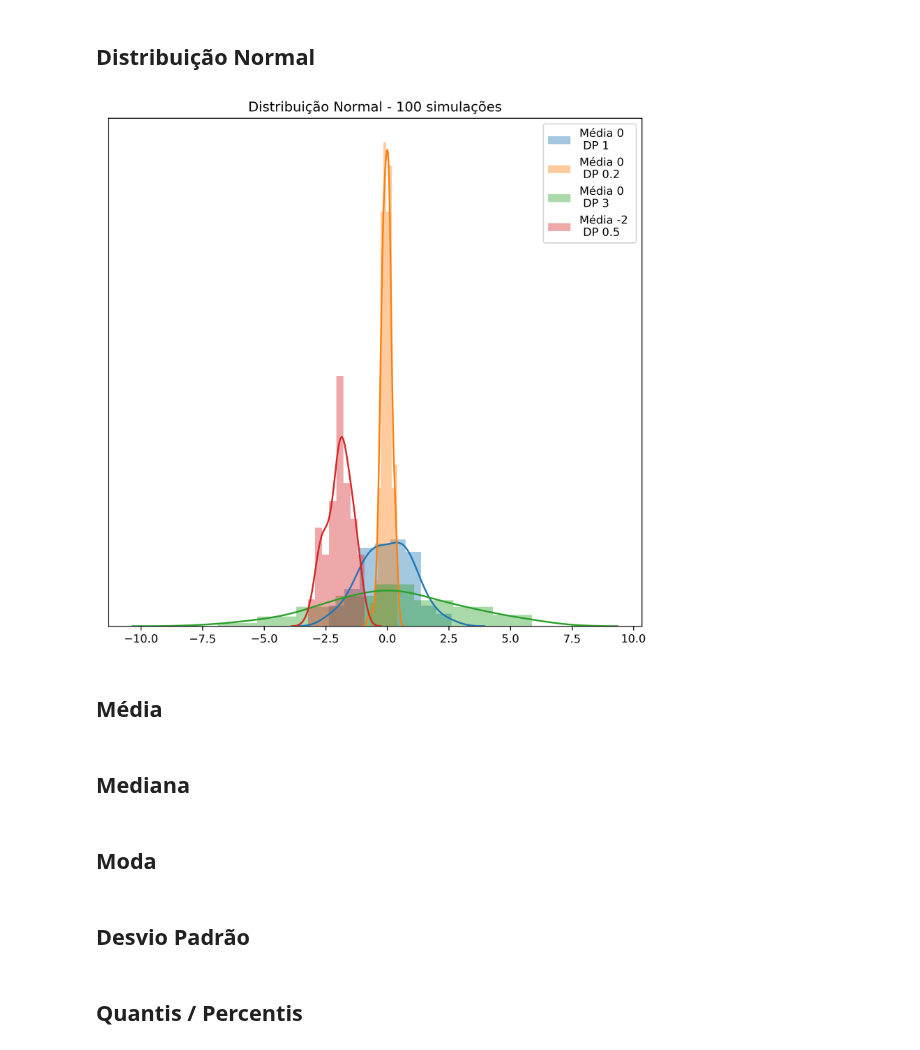
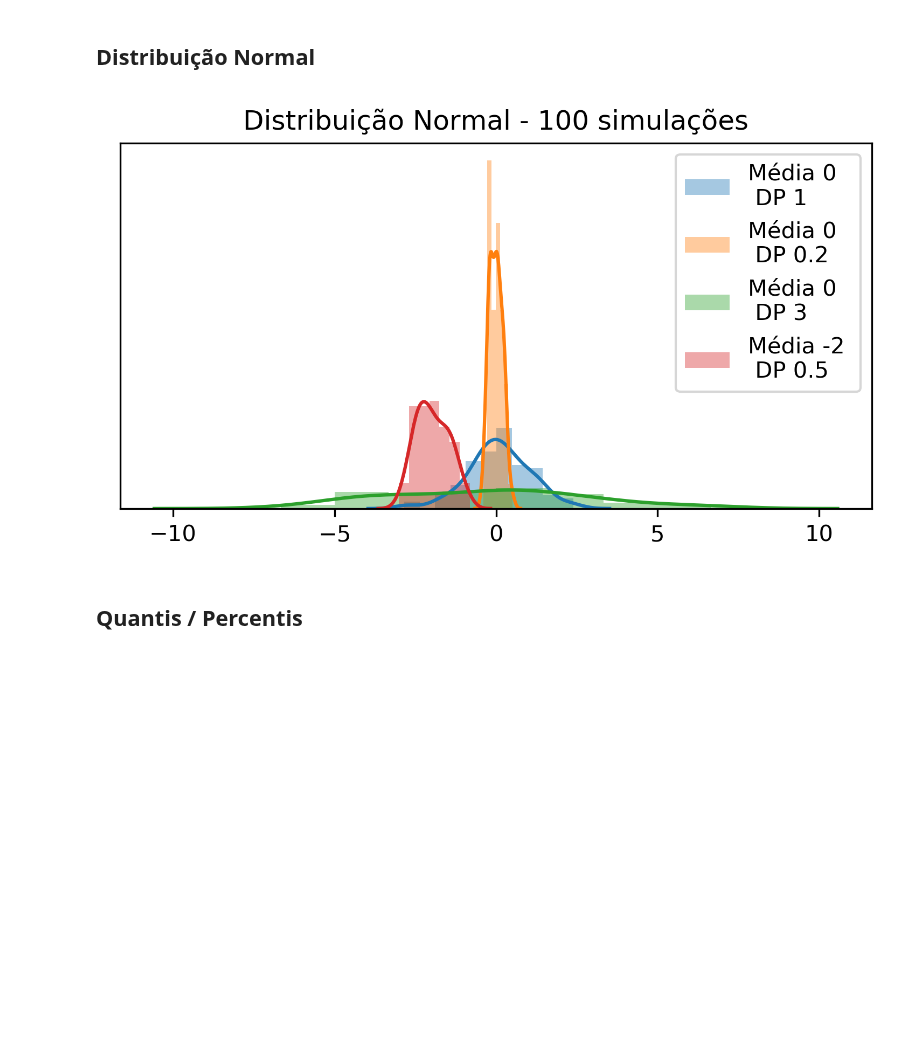
Before and after one commit to storopoli/ciencia-de-dados, a Jupyter notebook: notebooks/Aula_8_pandas_estatistica.ipynb, the cells around one changed output. Cells and saved outputs as stored; diff of their text form; code cells hidden in the pictures; blank space fills up the shorter version.

```diff
--- a/notebooks/Aula_8_pandas_estatistica.ipynb
+++ b/notebooks/Aula_8_pandas_estatistica.ipynb
@@ -29,26 +66,18 @@ import seaborn as sns
 import matplotlib.pyplot as plt
 from scipy.stats import norm
 # %%
-f, axes = plt.subplots(1, 1, figsize=(7, 7), sharex=True)
+f, axes = plt.subplots(1, 1, figsize=(5, 3), sharex=True)
 size = 100
 for mean, std in [(0, 1), (0, 0.2), (0, 3), (-2, 0.5)]:
     data = norm.rvs(mean, std, size=size)
     sns.distplot(data, label=f"Média {mean} \n DP {std}")
 
 title = f"Distribuição Normal - {size} simulações"
 plt.title(title)
 axes.legend()
 plt.setp(axes, yticks=[])
 plt.tight_layout()
 # %% [output]
-[figure, old version]
+[figure, new version]
-# %% [markdown]
-## Média
-# %% [markdown]
-## Mediana
-# %% [markdown]
-## Moda
-# %% [markdown]
-## Desvio Padrão
 # %% [markdown]
 ## Quantis / Percentis
```
Also changed, not shown: parts of 11 cells of this notebook, 6 other files.
